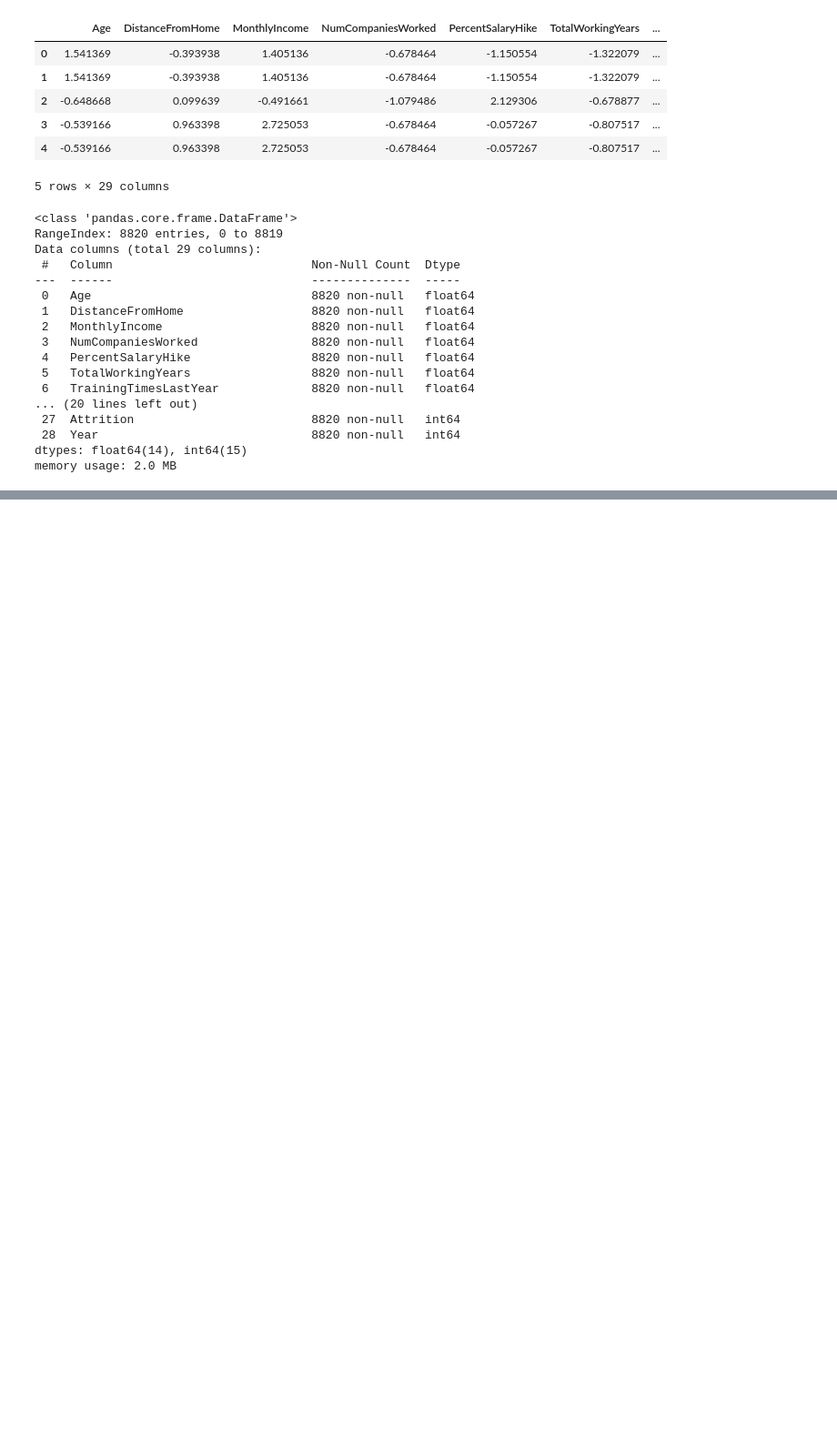
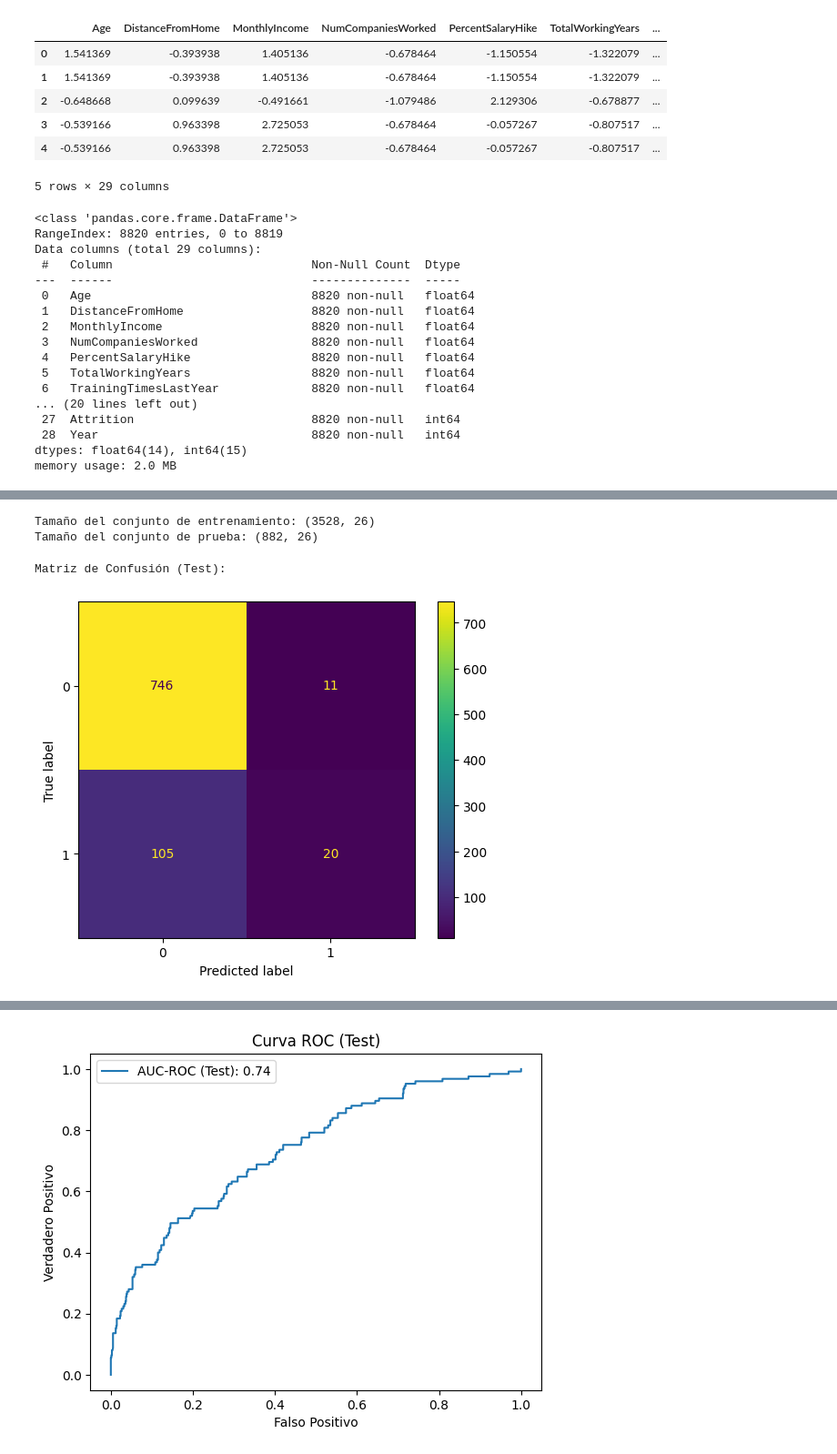
Before and after one commit to salsaimon/proyecto_recursoshumanos, a Jupyter notebook: c_modelos.ipynb, the cells around one changed output, grey strips where cells are left out. Shown at 91% size. Drawn from its saved outputs; the diff is of its cells as text; code cells hidden in the pictures; blank space fills up the shorter version.

```diff
--- a/c_modelos.ipynb
+++ b/c_modelos.ipynb
@@ -381,0 +197,77 @@ X_test shape: (4410, 26)
+# %%
+from sklearn.model_selection import train_test_split
+
+# Separar las características (X) de la variable objetivo (y)
+X = df_final2015.drop(columns=['Attrition', 'Year', 'EmployeeID'])  # Excluir las columnas no necesarias
+y = df_final2015['Attrition']  # Variable objetivo
+
+# Dividir en conjunto de entrenamiento (80%) y prueba (20%)
+X_train, X_test, y_train, y_test = train_test_split(X, y, test_size=0.2, random_state=42)
+
+# Verificar la forma de los conjuntos de entrenamiento y prueba
+print("Tamaño del conjunto de entrenamiento:", X_train.shape)
+print("Tamaño del conjunto de prueba:", X_test.shape)
+# %% [output]
+Tamaño del conjunto de entrenamiento: (3528, 26)
+Tamaño del conjunto de prueba: (882, 26)
+# %%
+from sklearn.linear_model import LogisticRegression
+from sklearn.metrics import classification_report, confusion_matrix, roc_auc_score, roc_curve, ConfusionMatrixDisplay
+import matplotlib.pyplot as plt
+
+# Estandarizar las características de los conjuntos de entrenamiento y prueba
+scaler = StandardScaler()
+X_train_scaled = scaler.fit_transform(X_train)
+X_test_scaled = scaler.transform(X_test)
+
+# Crear y entrenar el modelo de Regresión Logística
+logistic_model = LogisticRegression(max_iter=1000)
+logistic_model.fit(X_train_scaled, y_train)
+
+# Predicciones en el conjunto de entrenamiento y prueba
+y_train_pred = logistic_model.predict(X_train_scaled)
+y_test_pred = logistic_model.predict(X_test_scaled)
+
+# Probabilidades para el cálculo de AUC-ROC
+y_train_prob = logistic_model.predict_proba(X_train_scaled)[:, 1]
+y_test_prob = logistic_model.predict_proba(X_test_scaled)[:, 1]
+
+# Matriz de confusión en el conjunto de prueba
+print("Matriz de Confusión (Test):")
+cm_test = confusion_matrix(y_test, y_test_pred)
+disp = ConfusionMatrixDisplay(confusion_matrix=cm_test)
+disp.plot()
+plt.show()
+
+# Reporte de clasificación en el conjunto de prueba
+print("\nReporte de Clasificación (Test):")
+print(classification_report(y_test, y_test_pred))
+
+# AUC-ROC en el conjunto de prueba
+roc_auc_test = roc_auc_score(y_test, y_test_prob)
+fpr, tpr, thresholds = roc_curve(y_test, y_test_prob)
+plt.plot(fpr, tpr, label=f"AUC-ROC (Test): {roc_auc_test:.2f}")
+plt.xlabel('Falso Positivo')
+plt.ylabel('Verdadero Positivo')
+plt.title('Curva ROC (Test)')
+plt.legend()
+plt.show()
+
+# Métricas de entrenamiento para detectar sobreajuste
+print("\nReporte de Clasificación (Train):")
+print(classification_report(y_train, y_train_pred))
+
+roc_auc_train = roc_auc_score(y_train, y_train_prob)
+print(f"AUC-ROC (Train): {roc_auc_train:.2f}")
+
+# Evaluación de sobreajuste
+print(f"AUC-ROC (Test): {roc_auc_test:.2f}")
+print(f"AUC-ROC (Train): {roc_auc_train:.2f}")
+
+if abs(roc_auc_train - roc_auc_test) > 0.05:
+    print("Posible sobreajuste detectado.")
+else:
+    print("No hay indicios significativos de sobreajuste.")
+# %% [output]
+Matriz de Confusión (Test):
+[figure, added]
@@ -381,0 +283 @@ X_test shape: (4410, 26)
+[figure, added]
```
Also changed, not shown: parts of 16 cells of this notebook.
